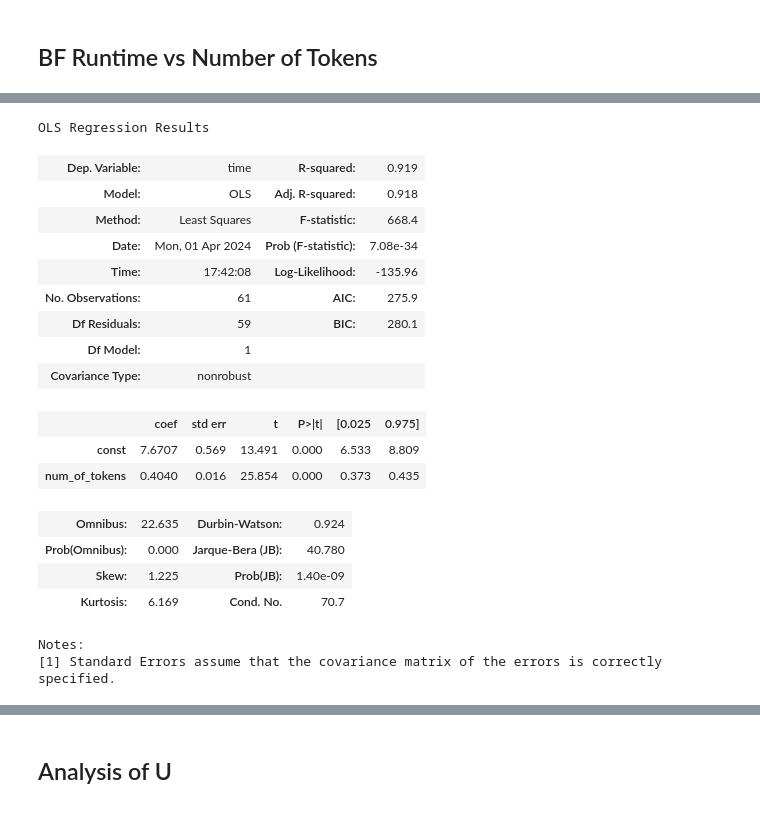
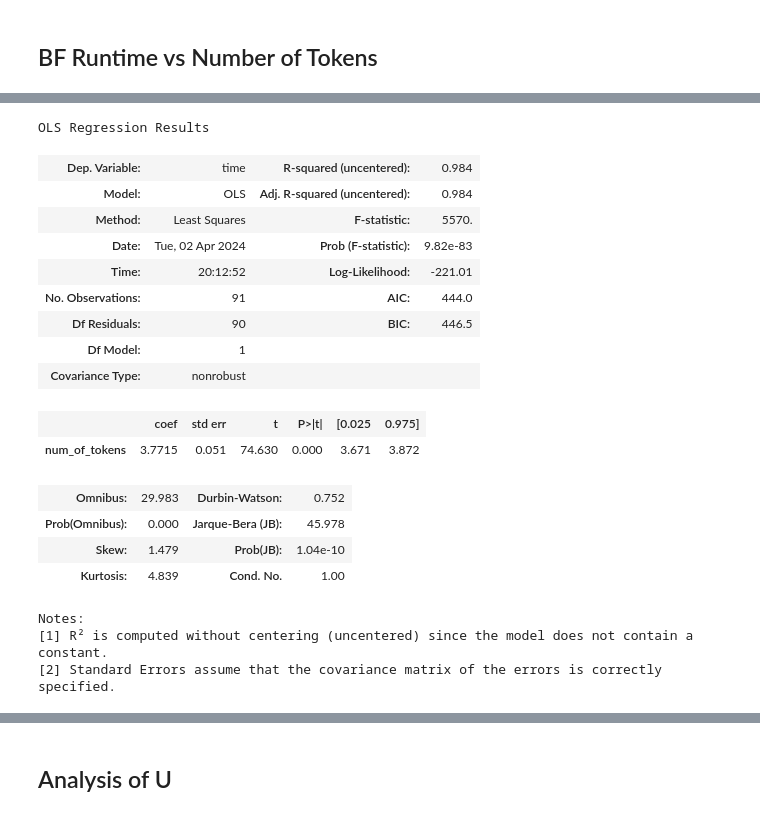
Before and after one commit to longtrieuuit/defi-arbitrage, a Jupyter notebook: arbitrage_finding.ipynb, the cells around one changed output, grey strips where cells are left out. Saved outputs shown, nothing was run; the diff lists cells and outputs as text; code cells hidden in the pictures.

```diff
--- a/arbitrage_finding.ipynb
+++ b/arbitrage_finding.ipynb
@@ -6,4 +7,13 @@ import matplotlib.pyplot as plt
 import json
+# %%
+NAIVE_COLOR: str = "red"
+GRAPH_COLOR: str = "blue"
+U_ETH_SPACE = [0.125, 0.25, 0.5, 1, 2, 4, 8, 16, 32, 64, 128]
+NUMS_OF_TOKENS_SPACE = list(range(3, 13))
+COLUMNS_ID = [
+    'block_number', 'num_of_tokens', 'u_eth',
+    'expected_gas', 'token_in', 'amount_in', 'amount_out', 'return_precost'
+]
 # %%
 def json_to_df(json_data):
     flatten_list = []
@@ -23,2 +60,16 @@ def json_to_meta_df(json_data):
+# %%
+filenames_bf = [
+    f"data/bf_test_{num_of_tokens}_{u_eth}.json"
+    for num_of_tokens in NUMS_OF_TOKENS_SPACE
+    for u_eth in U_ETH_SPACE
+]
+
+filenames_naive = [
+    f"data/naive_test_{num_of_tokens}_1.json"
+    for num_of_tokens in NUMS_OF_TOKENS_SPACE
+]
+
+graph_meta_df, graph_df = make_df(filenames_bf)
+naive_meta_df, naive_df = make_df(filenames_naive)
 # %% [markdown]
 ## BF Runtime vs Number of Tokens
@@ -94,30 +107,30 @@ bf_meta.pivot(
 # %%
-naive_time_df = naive_meta.assign(
+naive_time_df = naive_meta_df.assign(
     ln_num_of_tokens = lambda df: df["num_of_tokens"].pipe(np.log)
 )
 
 OLS(
     naive_time_df["time"],
-    add_constant(naive_time_df["num_of_tokens"].pipe(lambda x: np.power(x, 2)))
+    naive_time_df["num_of_tokens"].pipe(lambda x: np.power(x, 1))
 ).fit().summary()
 # %% [output]
 OLS Regression Results
-| Dep. Variable: | time | R-squared: | 0.919 |
-| Model: | OLS | Adj. R-squared: | 0.918 |
-| Method: | Least Squares | F-statistic: | 668.4 |
-| Date: | Mon, 01 Apr 2024 | Prob (F-statistic): | 7.08e-34 |
-| Time: | 17:42:08 | Log-Likelihood: | -135.96 |
-| No. Observations: | 61 | AIC: | 275.9 |
-| Df Residuals: | 59 | BIC: | 280.1 |
+| Dep. Variable: | time | R-squared (uncentered): | 0.984 |
+| Model: | OLS | Adj. R-squared (uncentered): | 0.984 |
+| Method: | Least Squares | F-statistic: | 5570. |
+| Date: | Tue, 02 Apr 2024 | Prob (F-statistic): | 9.82e-83 |
+| Time: | 20:12:52 | Log-Likelihood: | -221.01 |
+| No. Observations: | 91 | AIC: | 444.0 |
+| Df Residuals: | 90 | BIC: | 446.5 |
 | Df Model: | 1 |  |  |
 | Covariance Type: | nonrobust |  |  |
 |  | coef | std err | t | P>|t| | [0.025 | 0.975] |
-| const | 7.6707 | 0.569 | 13.491 | 0.000 | 6.533 | 8.809 |
-| num_of_tokens | 0.4040 | 0.016 | 25.854 | 0.000 | 0.373 | 0.435 |
+| num_of_tokens | 3.7715 | 0.051 | 74.630 | 0.000 | 3.671 | 3.872 |
-| Omnibus: | 22.635 | Durbin-Watson: | 0.924 |
-| Prob(Omnibus): | 0.000 | Jarque-Bera (JB): | 40.780 |
-| Skew: | 1.225 | Prob(JB): | 1.40e-09 |
-| Kurtosis: | 6.169 | Cond. No. | 70.7 |
+| Omnibus: | 29.983 | Durbin-Watson: | 0.752 |
+| Prob(Omnibus): | 0.000 | Jarque-Bera (JB): | 45.978 |
+| Skew: | 1.479 | Prob(JB): | 1.04e-10 |
+| Kurtosis: | 4.839 | Cond. No. | 1.00 |
 Notes:
-[1] Standard Errors assume that the covariance matrix of the errors is correctly specified.
+[1] R² is computed without centering (uncentered) since the model does not contain a constant.
+[2] Standard Errors assume that the covariance matrix of the errors is correctly specified.
 # %%
```
Also changed, not shown: parts of 16 cells of this notebook.
